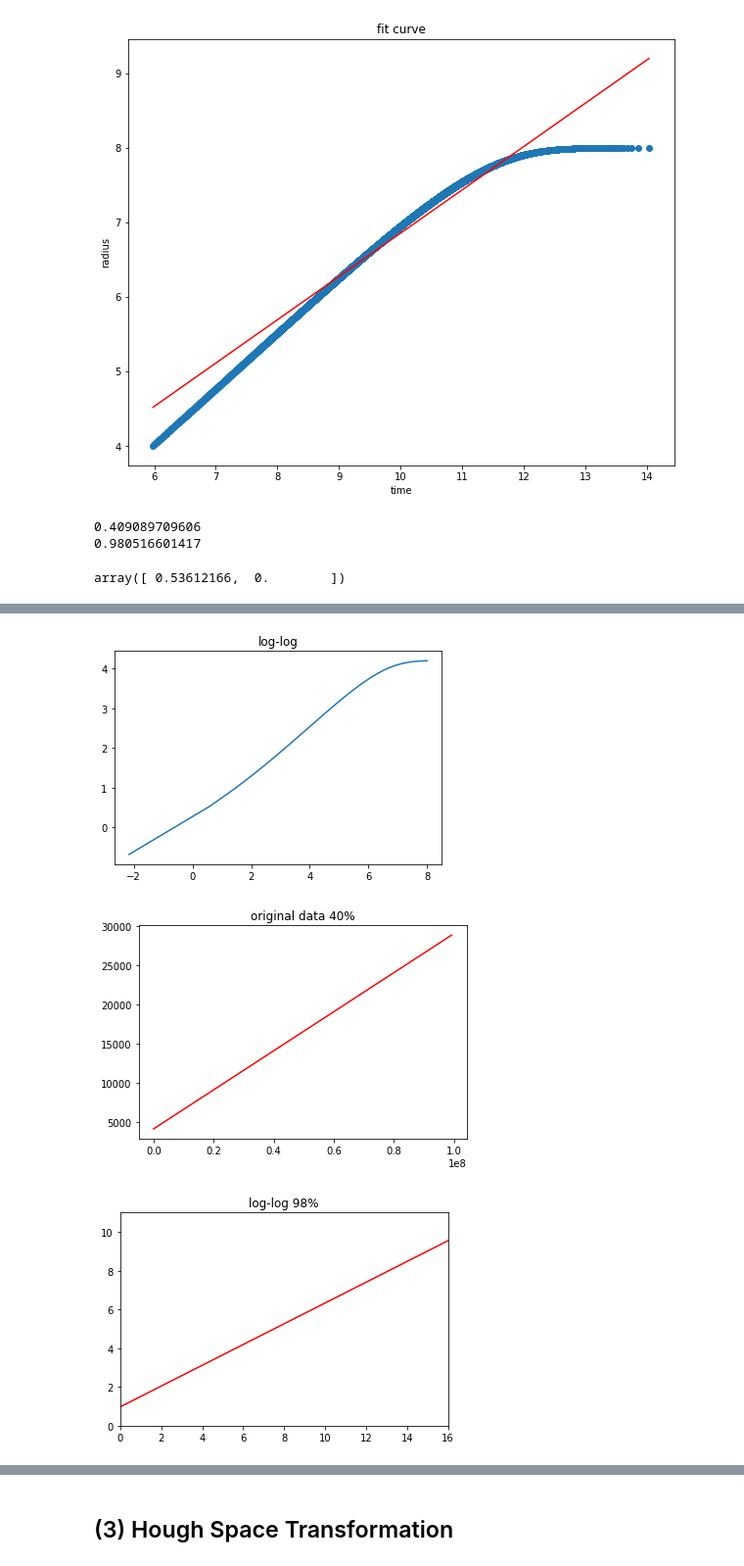
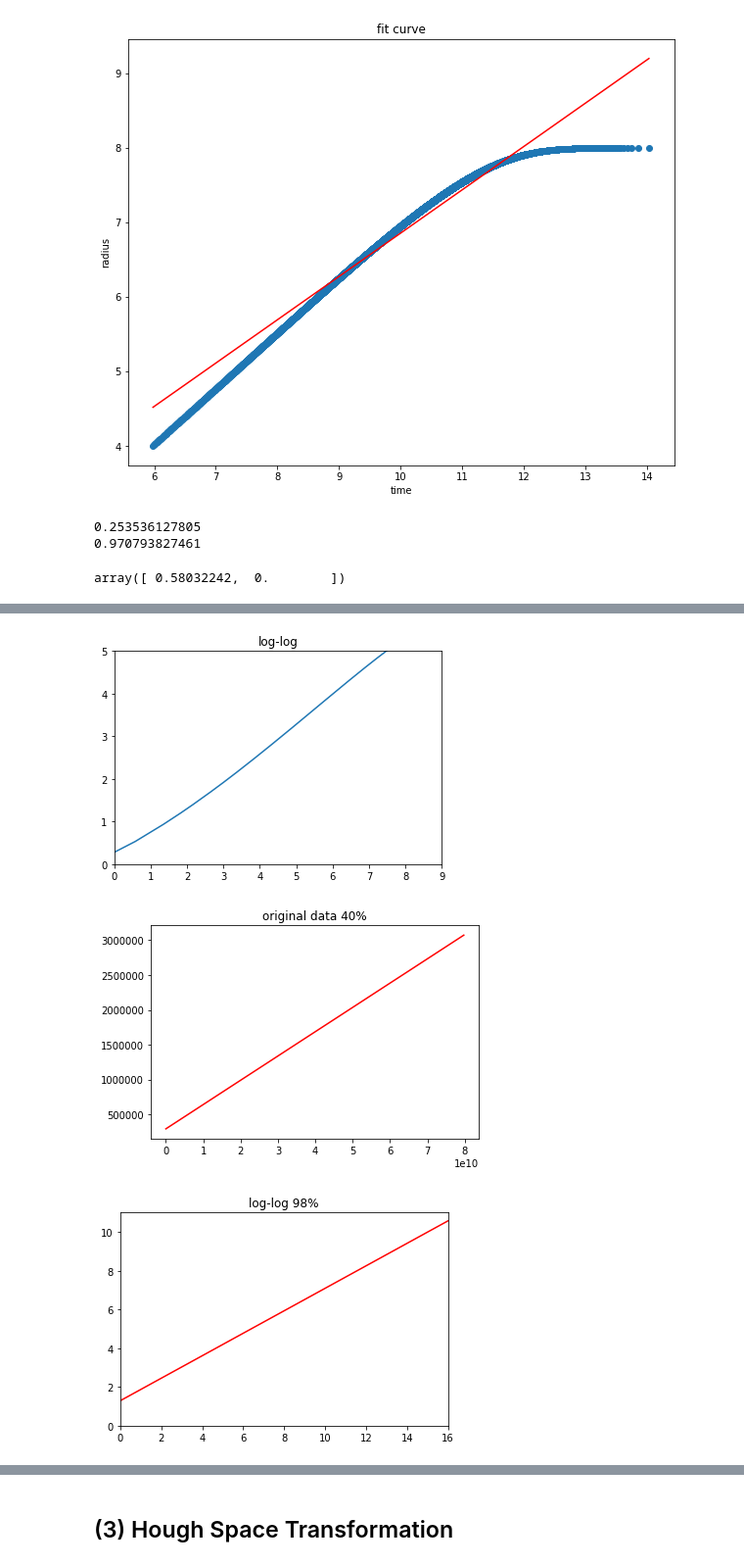
Before and after one commit to rui-ren/Simultaneous-Localization-and-Mapping, a Jupyter notebook: Linear Regression and Linearization of Drilling data.ipynb, the cells around one changed output, grey strips where cells are left out. Shown at 98% size. Cells and saved outputs as stored; diff of their text form; code cells hidden in the pictures.

```diff
--- a/Linear Regression and Linearization of Drilling data.ipynb
+++ b/Linear Regression and Linearization of Drilling data.ipynb
@@ -102,9 +113,12 @@ from scipy.integrate import quad
 m = 0.65                 # flow behavior index
 K = 1.85                 # fluid consistency
 delta_p = 4.2 * 10**6    # over-pressure
+tau_y = 5.62             # yield stress pa
+
 # dimensionless lost circulation parameters
+# Dimensionless_a = [0.0001,0.008,0.001]  The original dimensionless group
 
-Dimensionless_a = [0.0001,0.008,0.001]
+Dimensionless_a = [0.0001,0.001,0.008]
 
 # define the dimensionless function for this calculation
 
@@ -112,7 +126,7 @@ f = lambda x: 2.**((m+1)/m)*x*(((x**(1-m))-1)/(1-m))**(1/m)/(1-a*(x-1))**(1/m)
 
 # calculation time step
 # dynamic list append
-Rad_d = []
+Rad_d =  []
 Time_d = []
 
 for k,v in enumerate(Dimensionless_a):
@@ -187,12 +270,13 @@ import matplotlib.pyplot as plt
 plt.figure(figsize=(10,8))
 
 # if cut off the initial point!!
-plt.loglog(Time_d[1],Rad_d[1]**2 - 1)
+plt.loglog(Time_d[1], Rad_d[1]**2 - 1)
 plt.title('logarithmic figure')
 plt.figure()
 plt.plot(np.log10(Time_d[1]), np.log10(Rad_d[1]**2-1))
 plt.title('log-log')
-
+plt.xlim([0,9])
+plt.ylim([0,5])
 
 # if curve-fitting the original data
 # score only 0.409
@@ -224,6 +308,6 @@ plt.ylim([0, 11])
 plt.title('log-log 98%')
 reg.coef_
 # %% [output]
-0.409089709606
-0.980516601417
+0.253536127805
+0.970793827461
-array([ 0.53612166,  0.        ])
+array([ 0.58032242,  0.        ])
@@ -231,4 +315,4 @@ array([ 0.53612166,  0.        ])
-[figure, old version]
+[figure, new version]
-[figure, old version]
+[figure, new version]
-[figure, old version]
+[figure, new version]
 # %% [markdown]
```
Also changed, not shown: parts of 18 cells of this notebook.
